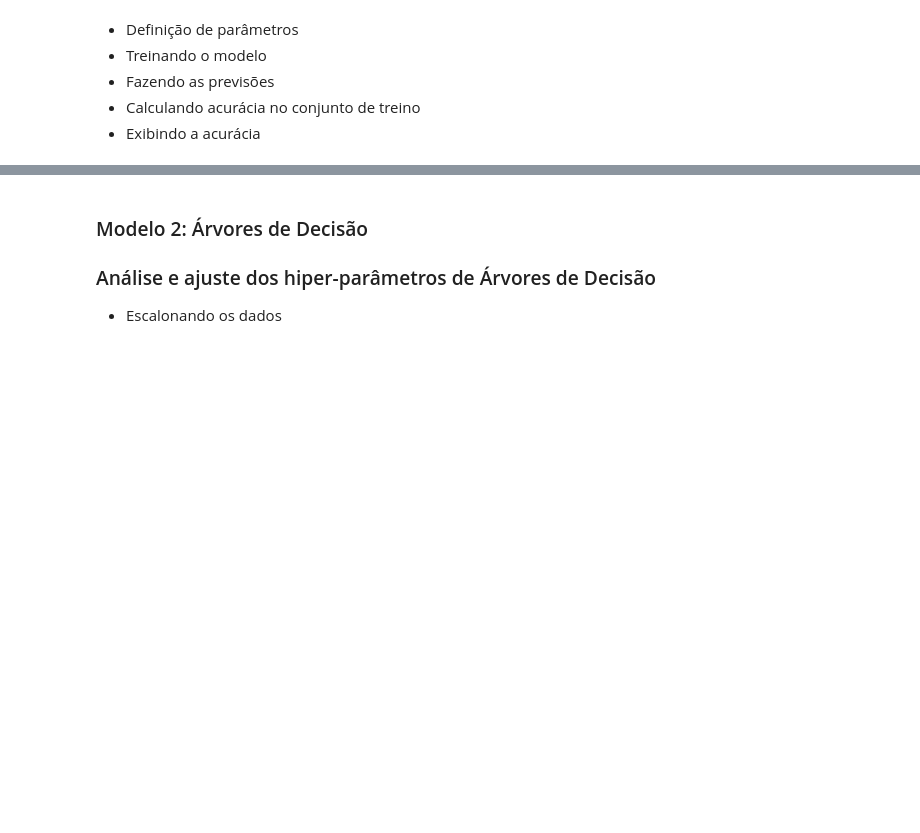
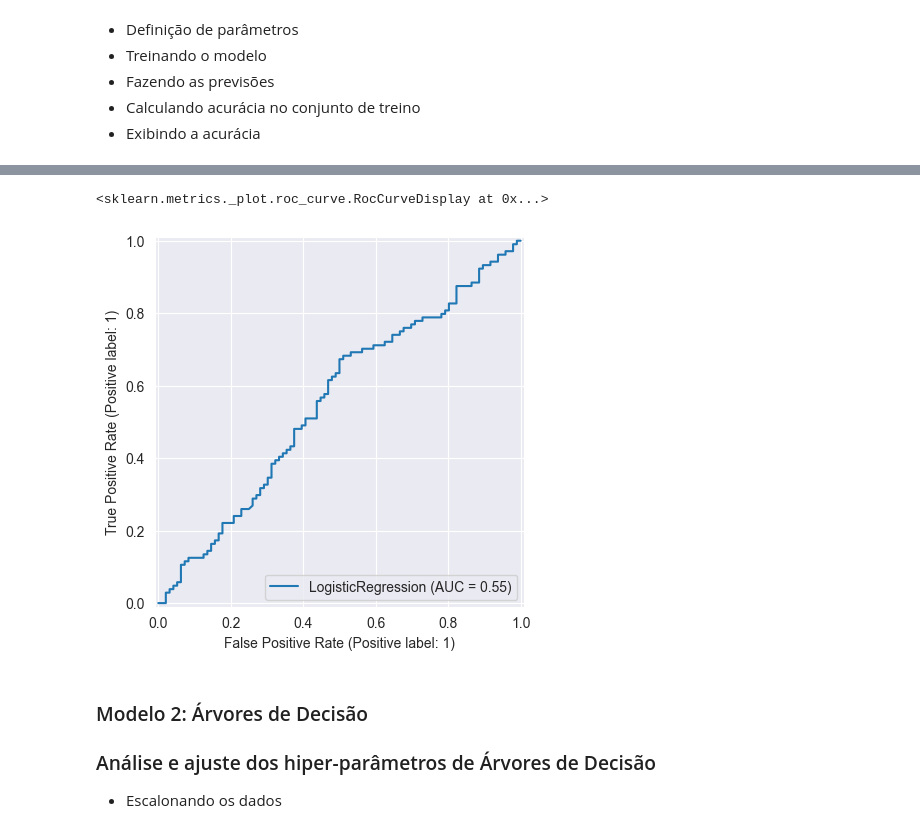
Before and after one commit to laiszig/machine_learning_sandbox, a Jupyter notebook: machine-learning/pucrs/ML-Project_2/org/naufragio-subterraneo-projeto2.ipynb, the cells around one changed output, grey strips where cells are left out. Saved outputs shown, nothing was run; the diff lists cells and outputs as text; code cells hidden in the pictures; blank space fills up the shorter version.

```diff
--- a/machine-learning/pucrs/ML-Project_2/org/naufragio-subterraneo-projeto2.ipynb
+++ b/machine-learning/pucrs/ML-Project_2/org/naufragio-subterraneo-projeto2.ipynb
@@ -228,5 +243,5 @@ plt.show()
 # %%
-df.drop(['ServicoCabine', 'Restaurante', 'Shopping', 'SPA', 'ParquedeAguas', 'IDpassageiro', 'Nome', 'Procedencia', 'Destino', 'NumeroCabine', 'GrupoHetario', 'RangeGasto', 'TotalGasto'], axis=1, inplace=True)
+df.drop(['ServicoCabine', 'Restaurante', 'Shopping', 'SPA', 'ParquedeAguas', 'IDpassageiro', 'Nome', 'Procedencia', 'Destino', 'NumeroCabine', 'GrupoHetario', 'RangeGasto', 'TotalGasto', 'Integrante', 'Grupo'], axis=1, inplace=True)
 # %% [markdown]
 #### Separando os atributos do conjunto de dados em variáveis independentes (X) e a variável dependente (y).
 - As variáveis independentes são todas as colunas do DataFrame, exceto 'Sobrevivente', que é removida.
@@ -237,7 +252,7 @@ df.drop(['ServicoCabine', 'Restaurante', 'Shopping', 'SPA', 'ParquedeAguas', 'ID
 X = df.drop(["Sobrevivente"], axis=1)
 y = df["Sobrevivente"]
 
-X_train, X_test, y_train, y_test = train_test_split(X, y, test_size=0.3, random_state=42)
+X_train, X_test, y_train, y_test = train_test_split(X, y, test_size=0.2, random_state=42)
 # %% [markdown]
 ### Modelo 1: Regressão Logística
 ### Análise e ajuste dos hiper-parâmetros da Regressão Logística
@@ -288,3 +329,9 @@ weighted avg       0.54      0.54      0.51       300
+# %%
+#Curva ROC
+RocCurveDisplay.from_estimator(logreg, X_test, y_test)
+# %% [output]
+<sklearn.metrics._plot.roc_curve.RocCurveDisplay at 0x...>
+[figure, added]
 # %% [markdown]
 ### Modelo 2: Árvores de Decisão
 ### Análise e ajuste dos hiper-parâmetros de Árvores de Decisão
```
Also changed, not shown: parts of 29 cells of this notebook, 15 other files.
